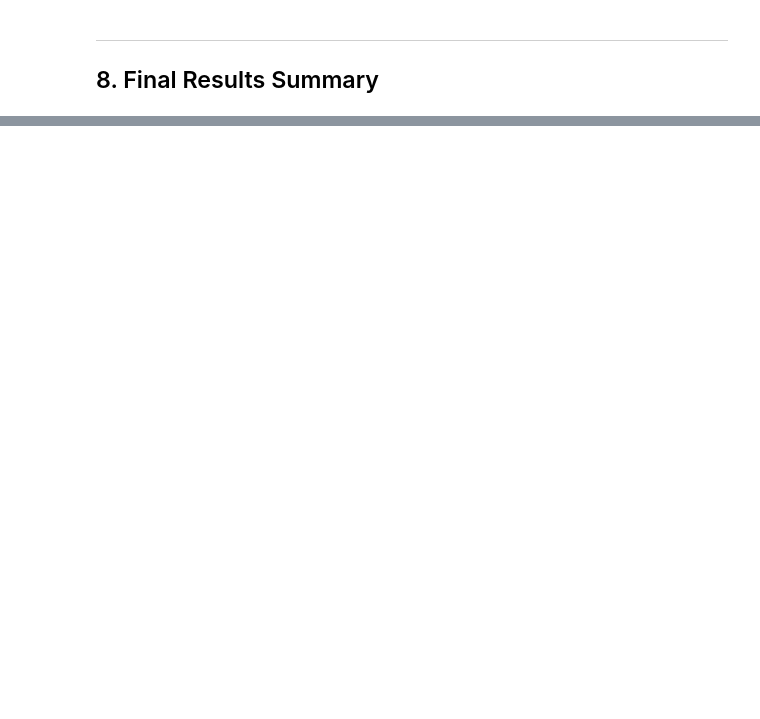
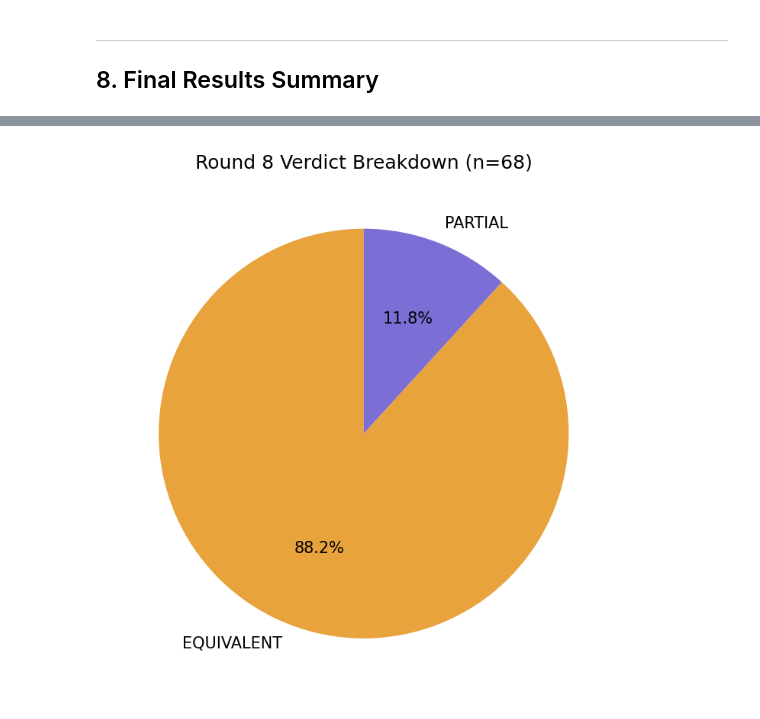
Before and after one commit to Pam-Pam29/WEMA-Women-s-Emergency-Medical-AI, a Jupyter notebook: evaluation/WEMA_Testing_and_Evaluation.ipynb, the cells around one changed output, grey strips where cells are left out. Drawn from its saved outputs; the diff is of its cells as text; code cells hidden in the pictures; blank space fills up the shorter version.

```diff
--- a/evaluation/WEMA_Testing_and_Evaluation.ipynb
+++ b/evaluation/WEMA_Testing_and_Evaluation.ipynb
@@ -157,5 +127,5 @@ run reflects the pre-fix SYSTEM prompt.
 # %%
-# Real Groq calls, varying k with temperature fixed at 0.2 — REAL captured results below
+# Real Groq calls, varying k with temperature fixed at 0.2 -- REAL captured results below
 k_test_questions = [
     "I just gave birth and I am bleeding very heavily",
     "My baby is not breathing after delivery",
@@ -165,9 +135,11 @@ k_test_questions = [
 def ask_wema_config(question, k=4, temperature=0.2):
     context, sources = rag.retrieve_context(vectorstore, question, k=k)
     from langchain_groq import ChatGroq
-    llm = ChatGroq(model="qwen/qwen3-32b", temperature=temperature, max_tokens=600)
+    import re, time
+    # max_tokens=8000, not 600: qwen/qwen3.6-27b is a reasoning model that spends
+    # tokens on a <think> block before answering -- see src/rag.py's ask_wema().
+    llm = ChatGroq(model="qwen/qwen3.6-27b", temperature=temperature, max_tokens=8000)
     chain = rag.wema_prompt | llm
-    import time, re
     t0 = time.time()
     result = chain.invoke({"context": context, "query": question})
     elapsed = time.time() - t0
@@ -177,7 +149,7 @@ def ask_wema_config(question, k=4, temperature=0.2):
             "has_sms_trigger": "help is being alerted" in content.lower()}
 
 print("HYPERPARAMETER TEST: k (retrieval depth)")
-print("Testing k = 2, 4, 6, 8 — fixed temperature = 0.2")
+print("Testing k = 2, 4, 6, 8 -- fixed temperature = 0.2")
 print("=" * 60)
 k_results = []
 for k in [2, 4, 6, 8]:
@@ -192,6 +164,5 @@ for k in [2, 4, 6, 8]:
 for r in k_results:
     print(f"k={r['k']}: mean={r['mean_latency']}s, min={r['min_latency']}s, max={r['max_latency']}s, "
           f"physical_only={r['physical_only_pct']}%, sms_trigger={r['sms_trigger_pct']}%")
-print("
-Selected: k=4 (balance of latency and context quality)")
+print("\nSelected: k=4 (balance of latency and context quality)")
 # %% [output]
@@ -962,0 +1080,27 @@ LLM Configuration Used in Production:
+# %%
+import json
+import matplotlib.pyplot as plt
+import pandas as pd
+
+with open("_eval_results.json", encoding="utf-8") as f:
+    _round8 = json.load(f)
+
+_df = pd.DataFrame(_round8["eval_results"])
+
+# --- Chart 1: Verdict breakdown (pie) ---
+verdict_counts = _df["verdict"].value_counts()
+fig, ax = plt.subplots(figsize=(5, 5))
+colors = {"EQUIVALENT": "#e8a33d", "PARTIAL": "#7b6fd6", "DIVERGENT": "#d6494f"}
+ax.pie(
+    verdict_counts.values,
+    labels=verdict_counts.index,
+    autopct="%1.1f%%",
+    colors=[colors.get(k, "#999") for k in verdict_counts.index],
+    startangle=90,
+)
+ax.set_title("Round 8 Verdict Breakdown (n=68)")
+plt.tight_layout()
+plt.savefig("round8_verdict_breakdown.png", dpi=150)
+plt.show()
+# %% [output]
+[figure, added]
```
Also changed, not shown: parts of 43 cells of this notebook, 12 other files.
